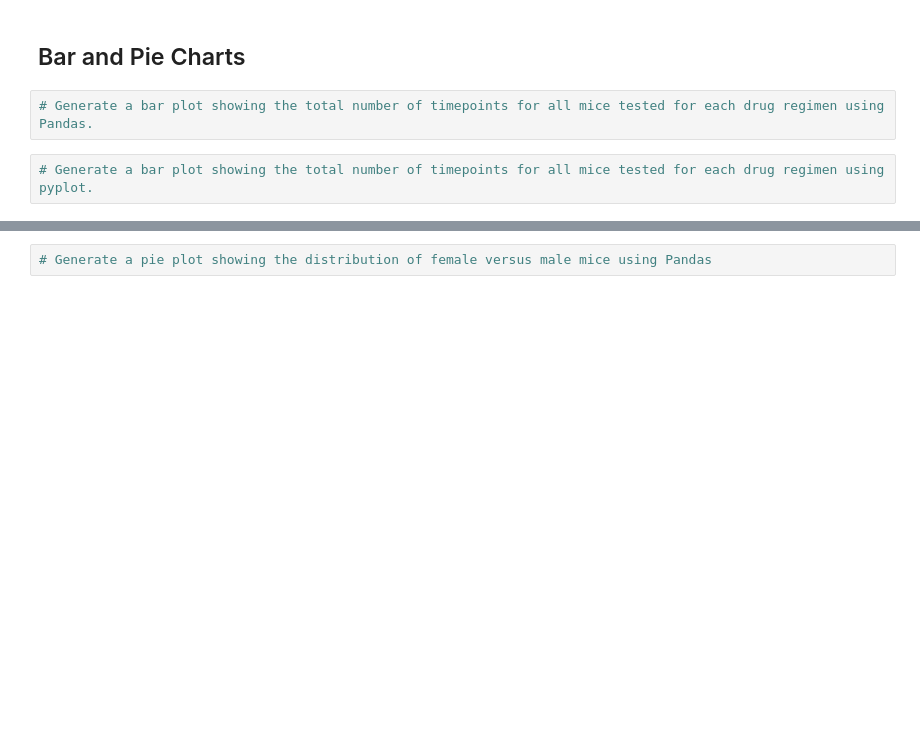
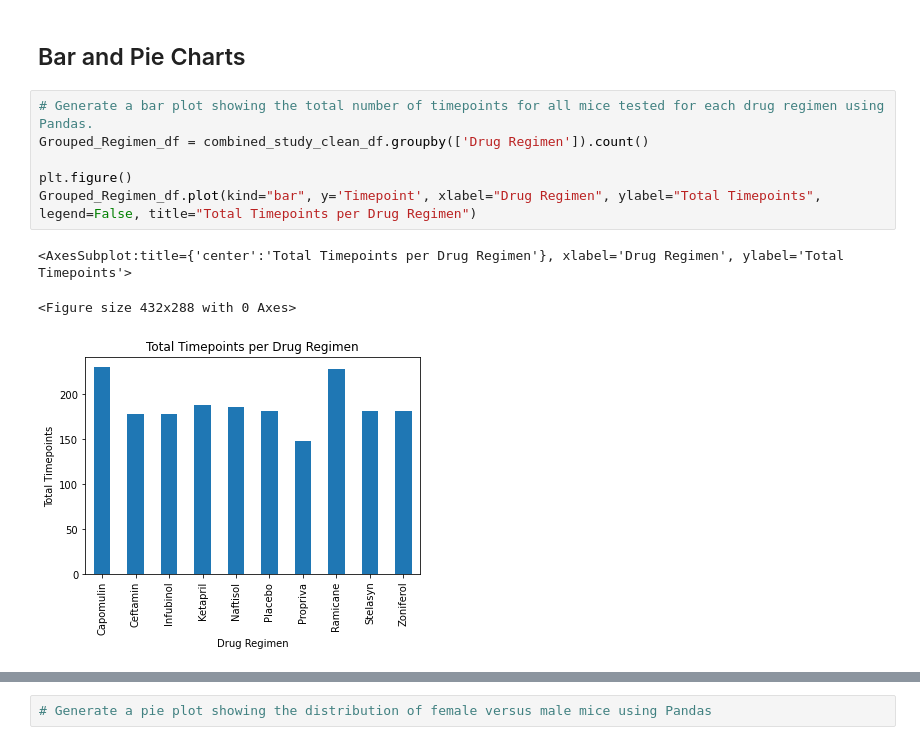
Before and after one commit to jillpeloquin13/Matplotlib, a Jupyter notebook: Pymaceuticals_main.ipynb, the cells around one changed output, grey strips where cells are left out. Cells and saved outputs as stored; diff of their text form; blank space fills up the shorter version.

Commit message:
Working Draft with first plots

```diff
--- a/Pymaceuticals_main.ipynb
+++ b/Pymaceuticals_main.ipynb
@@ -118,5 +119,11 @@ Name: Mouse ID, Length: 248, dtype: int64
 ## Bar and Pie Charts
 # %%
 # Generate a bar plot showing the total number of timepoints for all mice tested for each drug regimen using Pandas.
+Grouped_Regimen_df = combined_study_clean_df.groupby(['Drug Regimen']).count()
+
+plt.figure()
+Grouped_Regimen_df.plot(kind="bar", y='Timepoint', xlabel="Drug Regimen", ylabel="Total Timepoints", legend=False, title="Total Timepoints per Drug Regimen")
+# %% [output]
+<AxesSubplot:title={'center':'Total Timepoints per Drug Regimen'}, xlabel='Drug Regimen', ylabel='Total Timepoints'>
+<Figure size 432x288 with 0 Axes>
+[figure, added]
-# %%
-# Generate a bar plot showing the total number of timepoints for all mice tested for each drug regimen using pyplot.
```
Also changed, not shown: parts of 4 cells of this notebook.
